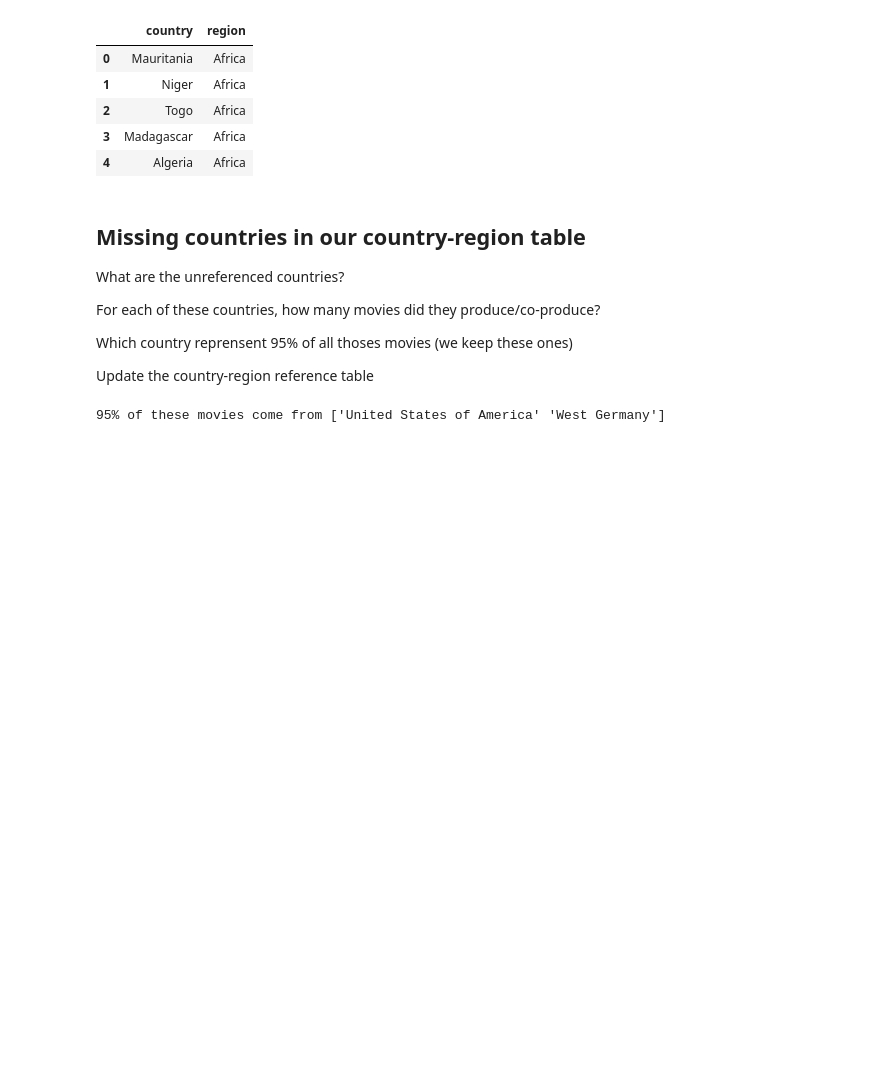
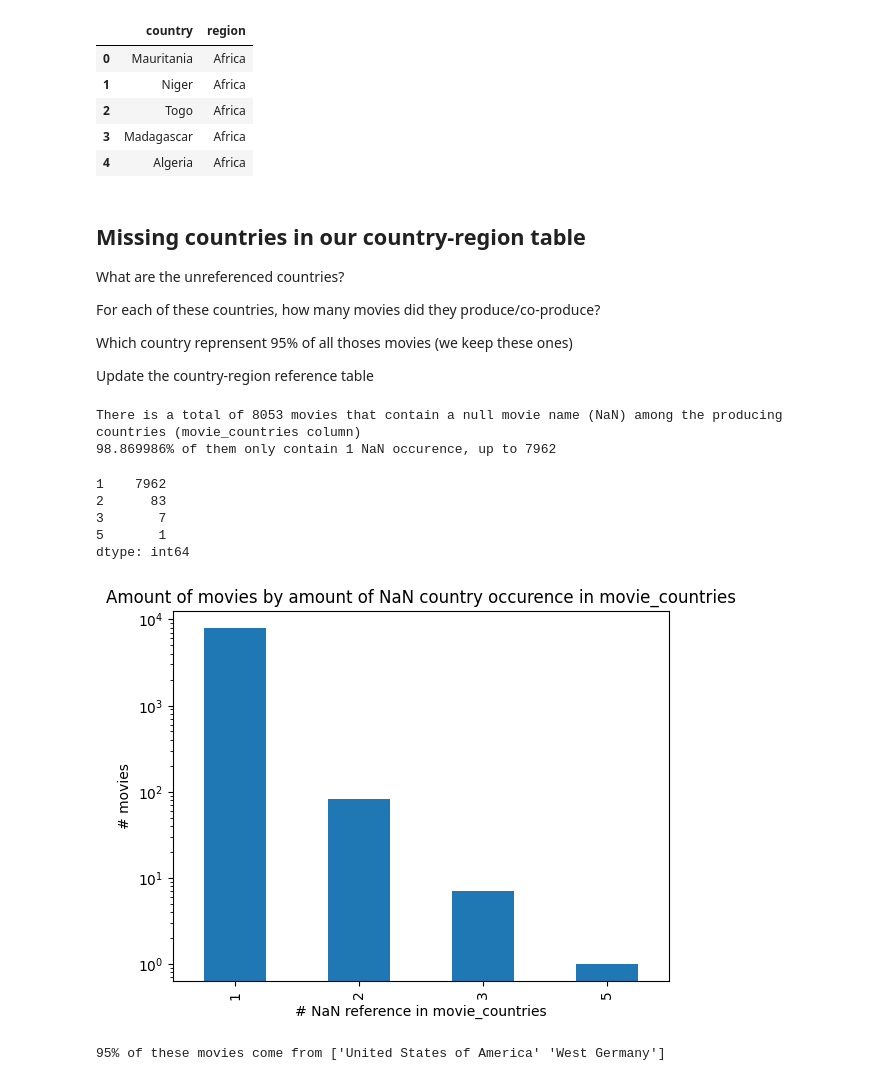
Before and after one commit to epfl-ada/ada-2022-project-armada, a Jupyter notebook: Maxime.ipynb, the cells around one changed output. Saved outputs shown, nothing was run; the diff lists cells and outputs as text; code cells hidden in the pictures; blank space fills up the shorter version.

Commit message:
NaN occurences in countries

```diff
--- a/Maxime.ipynb
+++ b/Maxime.ipynb
@@ -68,6 +68,28 @@ For each of these countries, how many movies did they produce/co-produce?
 Which country reprensent 95% of all thoses movies (we keep these ones)
 
 Update the country-region reference table
+# %%
+all_movie_countries = df_movie.explode("movie_countries", ignore_index = True)
+unique_movie_countries = all_movie_countries.loc[all_movie_countries["movie_countries"].isnull()]
+grunique_movie_countries = unique_movie_countries.groupby("movie_name").size()
+grunique_movie_countries = grunique_movie_countries.groupby(grunique_movie_countries).size()
+ax = grunique_movie_countries.plot.bar()
+ax.set_yscale("log")
+ax.set_xlabel("# NaN reference in movie_countries")
+ax.set_ylabel("# movies")
+ax.set_title("Amount of movies by amount of NaN country occurence in movie_countries");
+print(f"There is a total of {grunique_movie_countries.sum()} movies that contain a null movie name (NaN) among the producing countries (movie_countries column)")
+print(f"{grunique_movie_countries.iloc[0]/grunique_movie_countries.sum() :%} of them only contain 1 NaN occurence, up to {grunique_movie_countries.max()}")
+grunique_movie_countries
+# %% [output]
+There is a total of 8053 movies that contain a null movie name (NaN) among the producing countries (movie_countries column)
+98.869986% of them only contain 1 NaN occurence, up to 7962
+1    7962
+2      83
+3       7
+5       1
+dtype: int64
+[figure, added]
 # %%
 ######################################
 # What are the unreferenced countries?
```
